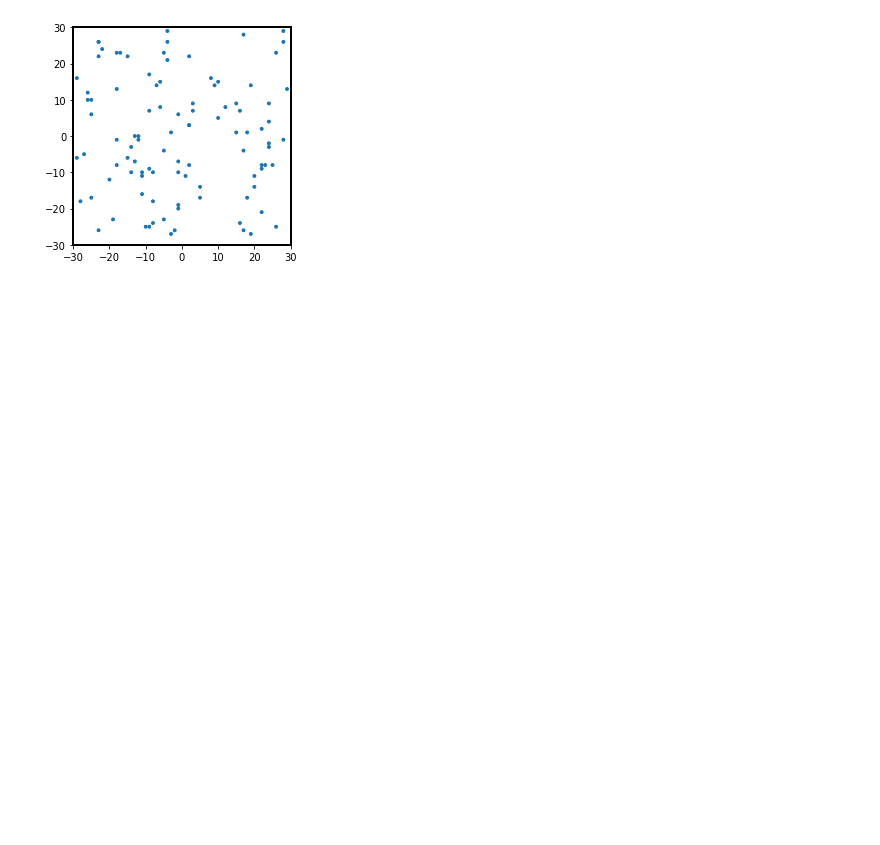
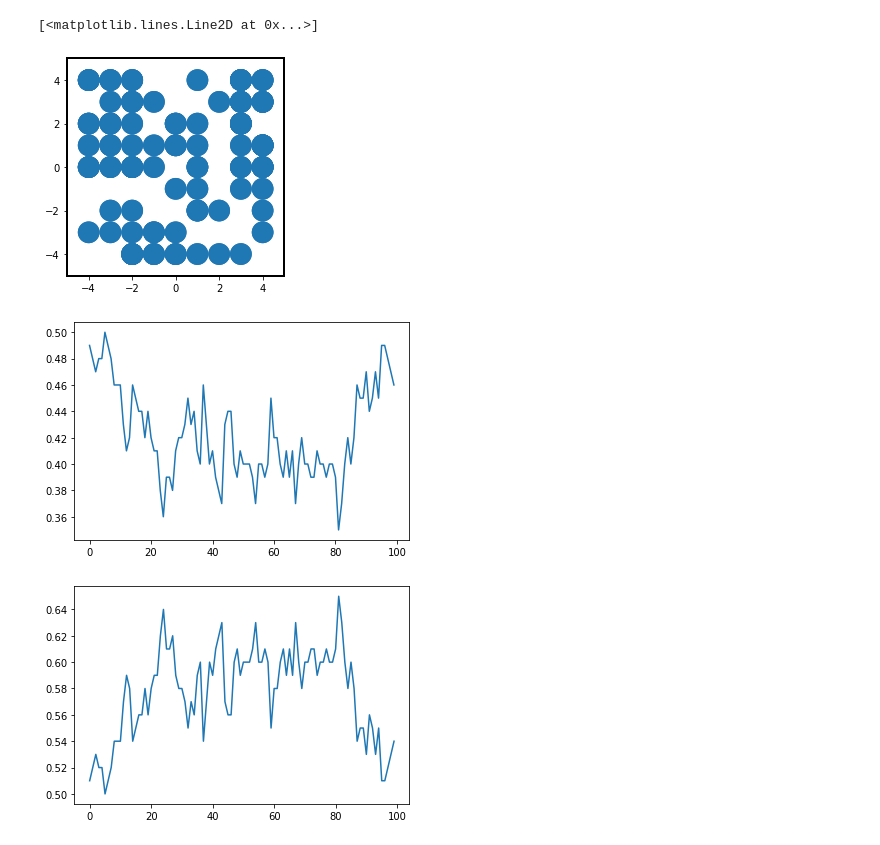
Before and after one commit to mauromeli/simulacion, a Jupyter notebook: ej9.ipynb, the cells around one changed output. Cells and saved outputs as stored; diff of their text form; code cells hidden in the pictures; blank space fills up the shorter version.

```diff
--- a/ej9.ipynb
+++ b/ej9.ipynb
@@ -1,16 +1,29 @@
 # %%
 from simulation import Simulation
+import matplotlib.pyplot as plt
 
-MAX_X = 30
-MAX_Y = 30
+MAX_X = 5
+MAX_Y = 5
 PARTICLES_AMOUNT = 100
 FRAMES = 100
 FPS = 10
 
 sim = Simulation(PARTICLES_AMOUNT, MAX_X, MAX_Y, FRAMES, FPS)
 sim.do_animation(save=True, filename='gas_ej9.gif')
+
+
+fig2, ax_left_density = plt.subplots()
+
+ax_left_density.plot(list(range(0, FRAMES)), sim.left_density)
+
+fig2, ax_right_density = plt.subplots()
+
+ax_right_density.plot(list(range(0, FRAMES)), sim.right_density)
 # %% [output]
+[<matplotlib.lines.Line2D at 0x...>]
-[figure, old version]
+[figure, new version]
+[figure, added]
+[figure, added]
 # %%
 from IPython.display import Image
 with open('gas_ej9.gif','rb') as file:
```
Also changed, not shown: parts of 1 cell of this notebook, 3 other files.
